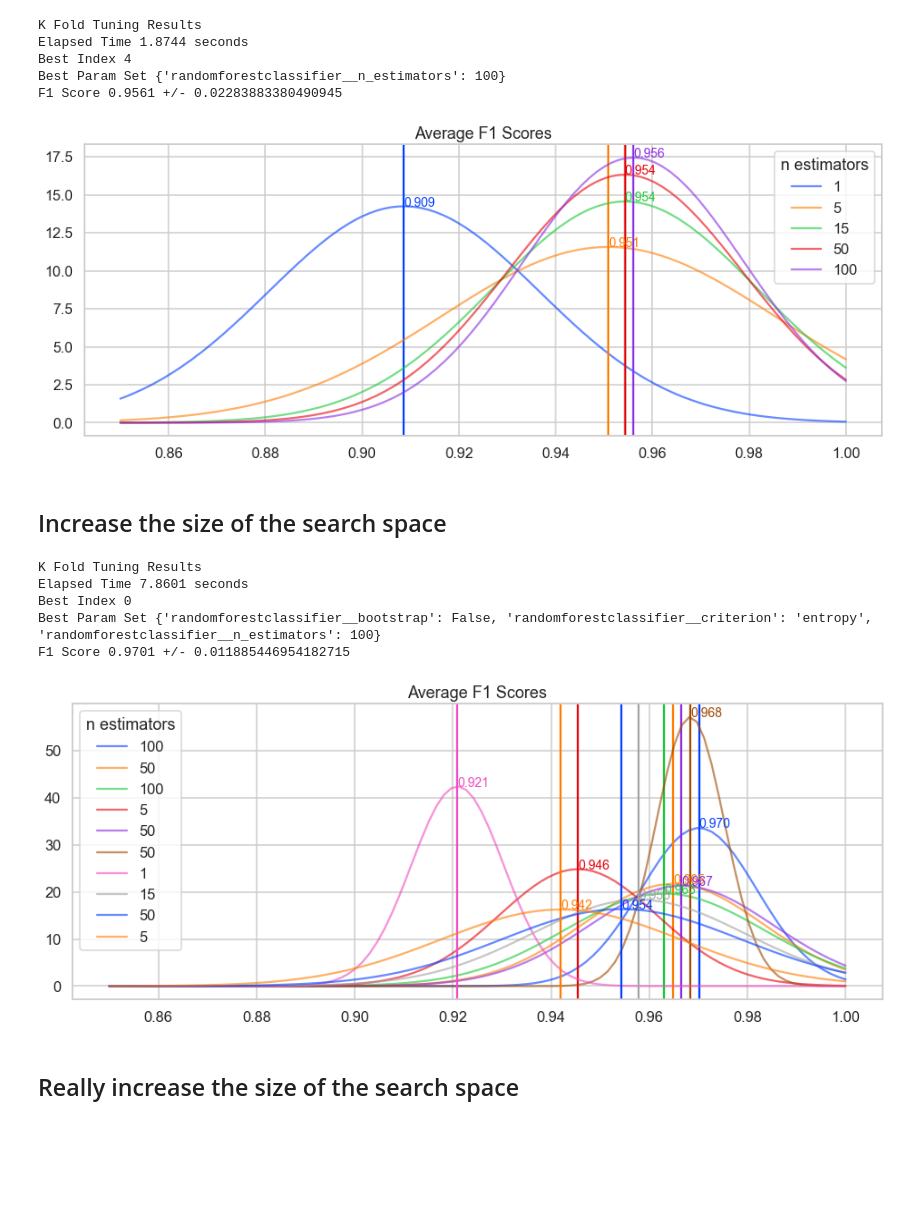
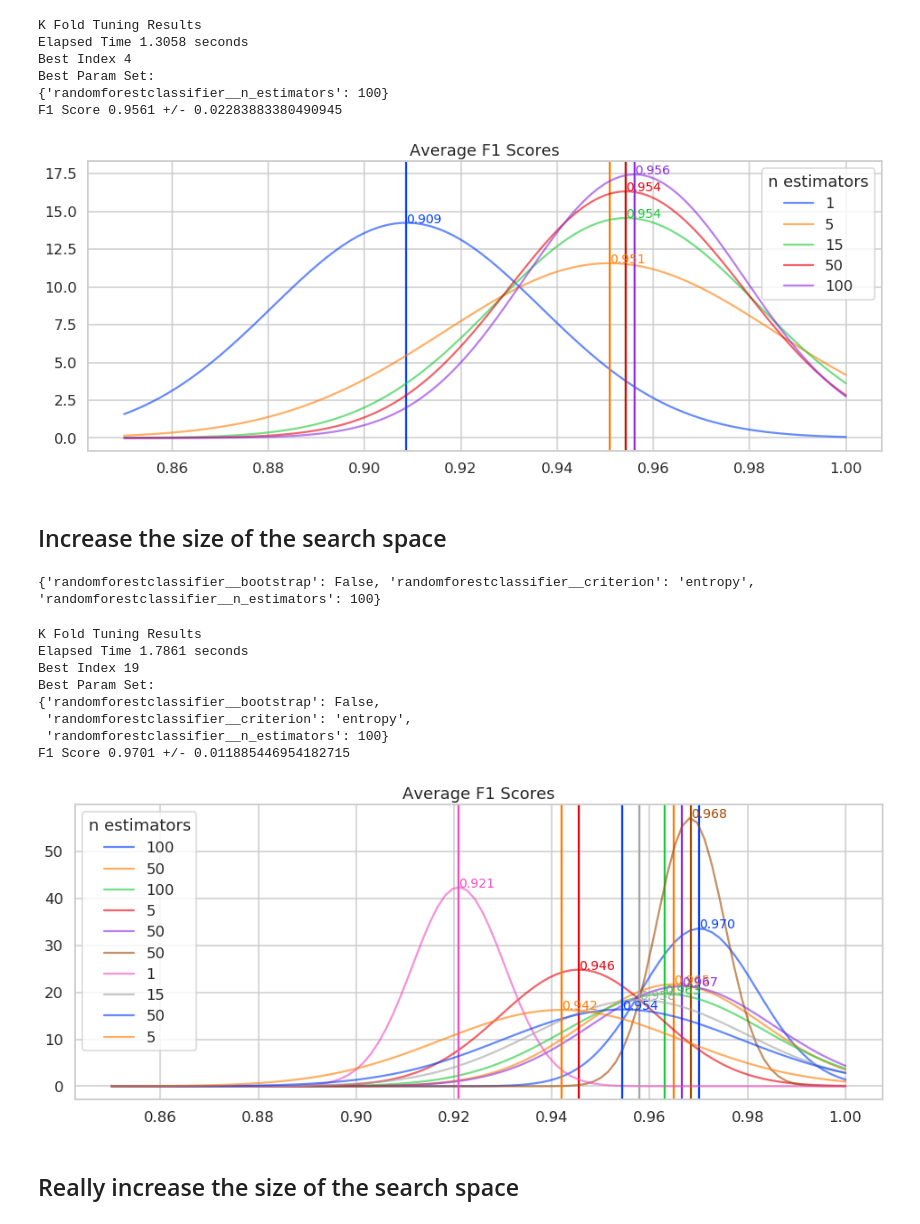
Before and after one commit to euclidity/transform-2020-ray, a Jupyter notebook: 1_hyperparameter_tuning_warm_up/3 - warm up sklearn with k-fold grid search.ipynb, the cells around one changed output. Saved outputs shown, nothing was run; the diff lists cells and outputs as text; code cells hidden in the pictures; blank space fills up the shorter version.

```diff
--- a/1_hyperparameter_tuning_warm_up/3 - warm up sklearn with k-fold grid search.ipynb
+++ b/1_hyperparameter_tuning_warm_up/3 - warm up sklearn with k-fold grid search.ipynb
@@ -23,11 +38,15 @@ features, labels = sklearn.datasets.load_breast_cancer(return_X_y=True)
 # %%
-def tune(X, y, param_grid,
-         cv=None,
-         n_jobs=None):
+def tune(X, y,         # Our data as before
+         param_grid,   # Our search parameters
+         cv=None,      # A CV strategy of our choice
+         n_jobs=None): # number of parallel jobs
 
+    # as before except not parameterised
     pipeline = make_pipeline(
             RobustScaler(),
-            RandomForestClassifier(random_state=42)
+            RandomForestClassifier(
+                random_state=42 # we only set the random state!
+            )
         )
 
     grid_search = GridSearchCV(pipeline,
@@ -54,29 +74,46 @@ Pipeline(steps=[('robustscaler', RobustScaler()),
 # %%
+from pprint import pprint
 import time
 
+# setup a parameter grid, other possible params
+#
+# criterion              {“gini”, “entropy”}, default=”gini”
+# max_depth              int, default=None
+# min_samples_leaf       int or float, default=1
+# max_features           “auto”, “sqrt”, “log2”}, int or float, default=”auto”
+# bootstrap              bool, default=True
+#
 param_grid = {
   'randomforestclassifier__n_estimators': [1,5,15,50,100]
 }
 
+
+# run the grid search
 tic = time.perf_counter()
-results, best_index = tune(features, labels,
+results, best_index = tune(features,
+                           labels,
                            param_grid,
-                           cv=StratifiedKFold(n_splits=5))
+                           cv=StratifiedKFold(n_splits=5),
+                           n_jobs=3)
 toc = time.perf_counter()
+
+
 
 def print_some_facts(results, best_index, tic, toc):
     print("K Fold Tuning Results")
     print(f"Elapsed Time {toc - tic:0.4f} seconds")
     print("Best Index", best_index)
-    print("Best Param Set", results["params"][best_index])
+    print("Best Param Set:")
+    pprint(results["params"][best_index])
     print(f"F1 Score {results['mean_test_score'][best_index]:.4f} +/- {results['std_test_score'][best_index]}")
 
 print_some_facts(results, best_index, tic, toc)
 # %% [output]
 K Fold Tuning Results
-Elapsed Time 1.8744 seconds
+Elapsed Time 1.3058 seconds
 Best Index 4
-Best Param Set {'randomforestclassifier__n_estimators': 100}
+Best Param Set:
+{'randomforestclassifier__n_estimators': 100}
 F1 Score 0.9561 +/- 0.02283883380490945
 # %%
 from scipy.stats import norm
@@ -102,7 +139,7 @@ def plot_some_results(results):
 
 plot_some_results(results)
 # %% [output]
-[figure, old version]
+[figure, new version]
 # %% [markdown]
 ## Increase the size of the search space
 # %%
@@ -119,6 +156,7 @@ param_grid = {
 tic = time.perf_counter()
 results, best_index = tune(features, labels,
                            param_grid,
-                           cv=StratifiedKFold(n_splits=5))
+                           cv=StratifiedKFold(n_splits=5),
+                           n_jobs=10)
 toc = time.perf_counter()
 # %%
@@ -128,19 +166,26 @@ def take_n_best(x, n):
     y = { k:np.array(v)[idxs] for k,v in x.items() }
     y["rank_test_score"] = list(range(0, len(idxs)))
     return y, 0
+# %%
+print(results["params"][best_index])
+# %% [output]
+{'randomforestclassifier__bootstrap': False, 'randomforestclassifier__criterion': 'entropy', 'randomforestclassifier__n_estimators': 100}
 # %%
+print_some_facts(results, best_index, tic, toc)
+
 top_results, best_index = take_n_best(results, 10)
 
-print_some_facts(top_results, best_index, tic, toc)
-
 plot_some_results(top_results)
 # %% [output]
 K Fold Tuning Results
-Elapsed Time 7.8601 seconds
-Best Index 0
-Best Param Set {'randomforestclassifier__bootstrap': False, 'randomforestclassifier__criterion': 'entropy', 'randomforestclassifier__n_estimators': 100}
+Elapsed Time 1.7861 seconds
+Best Index 19
+Best Param Set:
+{'randomforestclassifier__bootstrap': False,
+ 'randomforestclassifier__criterion': 'entropy',
+ 'randomforestclassifier__n_estimators': 100}
 F1 Score 0.9701 +/- 0.011885446954182715
-[figure, old version]
+[figure, new version]
 # %% [markdown]
 ## Really increase the size of the search space
 # %%
```
Also changed, not shown: parts of 19 cells of this notebook.
